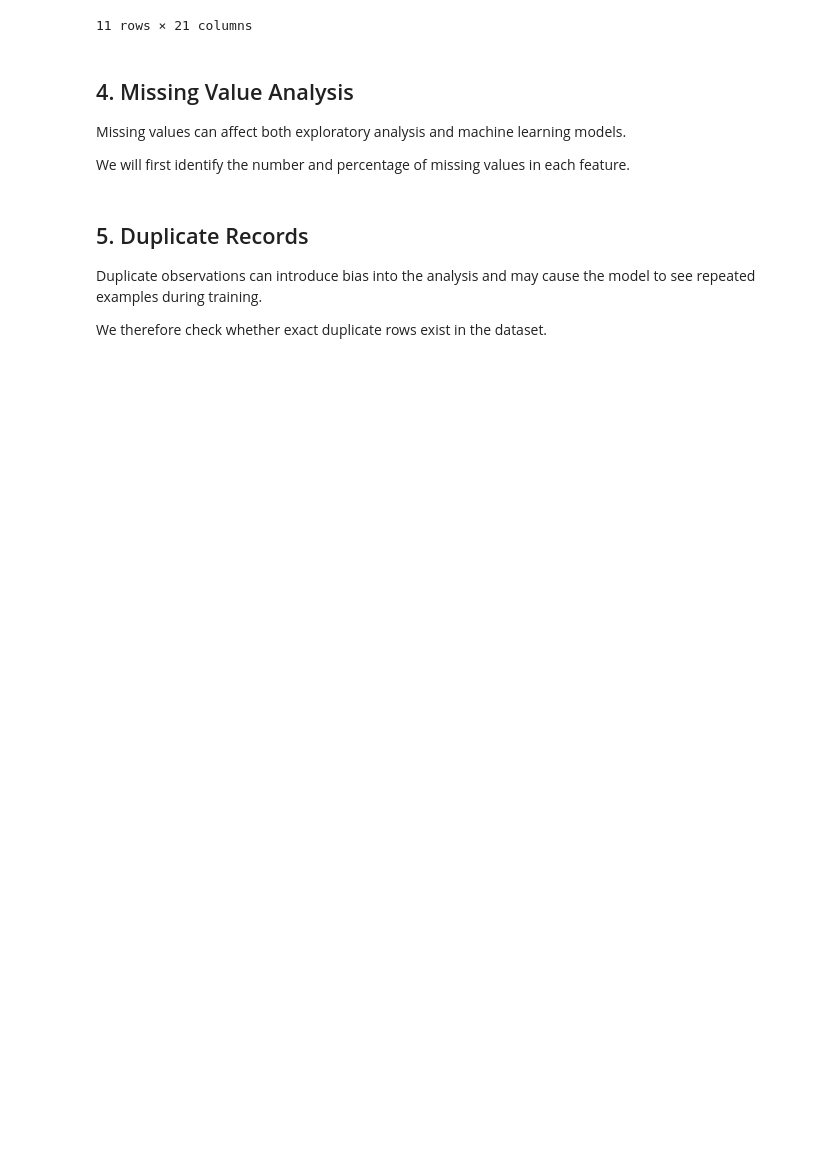
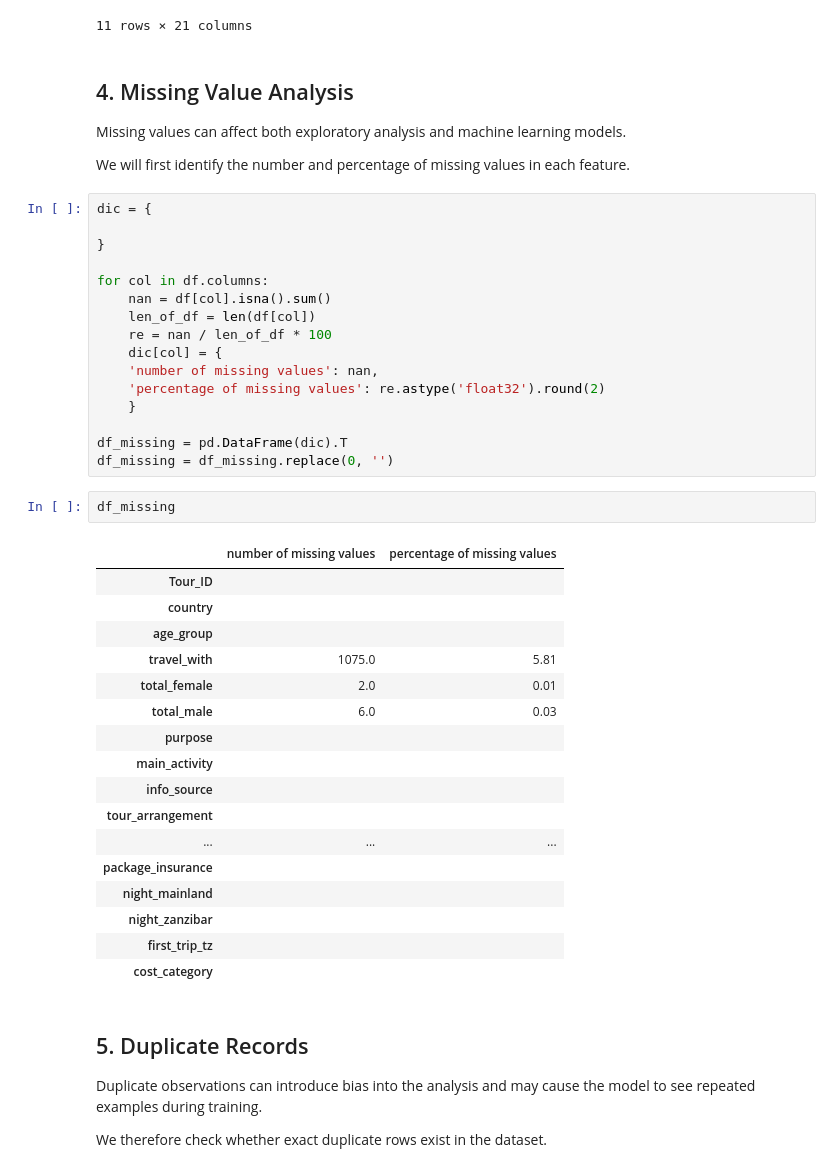
Before and after one commit to kareem0088/tanzania-tourism-classification, a Jupyter notebook: notebooks/01_statistical_eda.ipynb, the cells around one changed output. Saved outputs shown, nothing was run; the diff lists cells and outputs as text; blank space fills up the shorter version.

Commit message:
in 01_statistical_eda.ipynb i have done : ## 4. Missing Value Analysis ## 5. Duplicate Records

```diff
--- a/notebooks/01_statistical_eda.ipynb
+++ b/notebooks/01_statistical_eda.ipynb
@@ -156,6 +156,42 @@ df.describe(include='all')
 Missing values can affect both exploratory analysis and machine learning models.
 
 We will first identify the number and percentage of missing values in each feature.
+# %%
+dic = {
+
+}
+
+for col in df.columns:
+    nan = df[col].isna().sum()
+    len_of_df = len(df[col])
+    re = nan / len_of_df * 100
+    dic[col] = {
+    'number of missing values': nan,
+    'percentage of missing values': re.astype('float32').round(2)
+    }
+
+df_missing = pd.DataFrame(dic).T
+df_missing = df_missing.replace(0, '')
+# %%
+df_missing
+# %% [output]
+|  | number of missing values | percentage of missing values |
+| Tour_ID |  |  |
+| country |  |  |
+| age_group |  |  |
+| travel_with | 1075.0 | 5.81 |
+| total_female | 2.0 | 0.01 |
+| total_male | 6.0 | 0.03 |
+| purpose |  |  |
+| main_activity |  |  |
+| info_source |  |  |
+| tour_arrangement |  |  |
+| ... | ... | ... |
+| package_insurance |  |  |
+| night_mainland |  |  |
+| night_zanzibar |  |  |
+| first_trip_tz |  |  |
+| cost_category |  |  |
 # %% [markdown]
 ## 5. Duplicate Records
 
```
Also changed, not shown: parts of 1 cell of this notebook.
